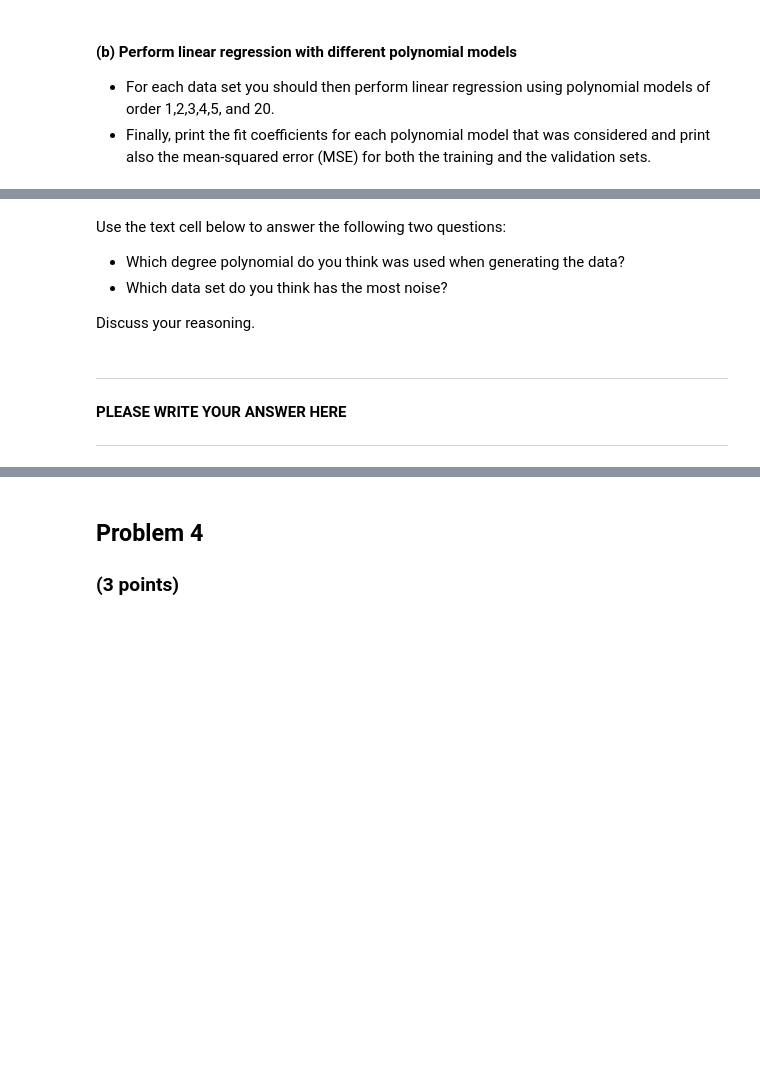
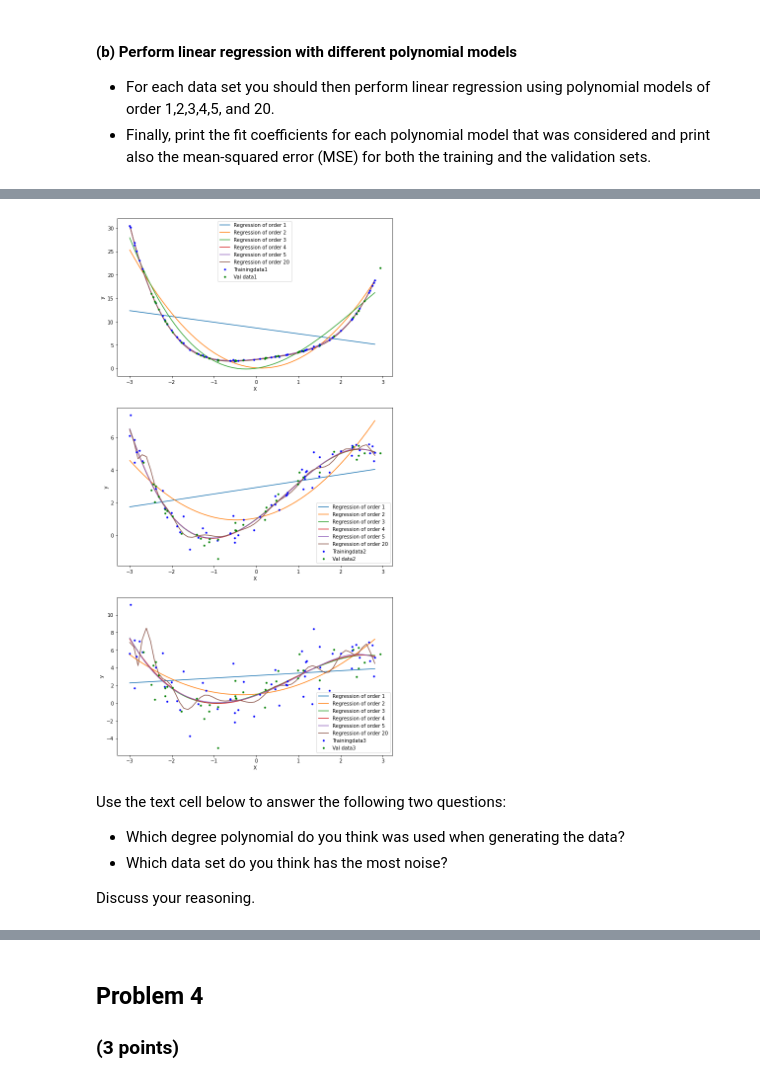
Before and after one commit to ElinOhlman/tif285, a Jupyter notebook: doc/pub/ProblemSets/Set1/TIF285_ps1_basic_problems.ipynb, the cells around one changed output, grey strips where cells are left out. Saved outputs shown, nothing was run; the diff lists cells and outputs as text; code cells hidden in the pictures; blank space fills up the shorter version.

```diff
--- a/doc/pub/ProblemSets/Set1/TIF285_ps1_basic_problems.ipynb
+++ b/doc/pub/ProblemSets/Set1/TIF285_ps1_basic_problems.ipynb
@@ -142,10 +142,19 @@ def design_matrix(X, degree=2):
     #
     # YOUR CODE HERE
     #
+    #m = len(X)
+    #powerlist = np.arange(1,degree+1,1)
+    #X_d = np.ones((m,1))
+    #for i in powerlist:
+        #X_d =np.c_[X_d,np.power(np.array(X), np.multiply(np.ones((m,1)),i))]
+    #X_d = [np.power(np.array(X), np.multiply(np.ones((m,1)),n)) for n in powerlist] tried to do it with list comprehension
+
+
+
     m = len(X)
-    powerlist = np.arange(1,degree+1,1)
-    X_d = np.ones((m,1))
-    for i in powerlist:
-        X_d =np.c_[X_d,np.power(np.array(X), np.multiply(np.ones((m,1)),i))]
-    #X_d = [np.power(np.array(X), np.multiply(np.ones((m,1)),n)) for n in powerlist] tried to do it with list comprehension
+    X_d = np.ones((m,degree+1))
+    for i in range(0,m):
+        for j in range(0,degree+1):
+            X_d[i][j]=X[i][0]**j
+
     return X_d
@@ -411,10 +453,46 @@ AssertionError:
+# %%
+fig = plt.figure(figsize=(10,20))
+ax1 = fig.add_subplot(3,1,1)
+ax2 = fig.add_subplot(3,1,2)
+ax3 = fig.add_subplot(3,1,3)
+x_predict1 = np.linspace(min(data1[0]),max(data1[0]),len(data1[0])) # evenly spaced x values in the same range as the datapoints
+for i in np.array([1,2,3,4,5,20]):
+    ax1.plot(x_predict1, y_predict(linear_regression(data1[0],data1[2],i),x_predict1),label="Regression of order %.0f"%(i))
+
+
+ax1.plot(data1[0], data1[2], "b.",label="Trainingdata1")
+ax1.plot(data1[1], data1[3], "g.",label="Val data1")
+ax1.set_xlabel('X')
+ax1.set_ylabel('y')
+ax1.legend(loc='best');
+
+
+x_predict2 = np.linspace(min(data2[0]),max(data2[0]),len(data2[0])) # evenly spaced x values in the same range as the datapoints
+for i in np.array([1,2,3,4,5,20]):
+    ax2.plot(x_predict2, y_predict(linear_regression(data2[0],data2[2],i),x_predict2),label="Regression of order %.0f"%(i))
+
+
+ax2.plot(data2[0], data2[2], "b.",label="Trainingdata2")
+ax2.plot(data2[1], data2[3], "g.",label="Val data2")
+ax2.set_xlabel('X')
+ax2.set_ylabel('y')
+ax2.legend(loc='best');
+
+x_predict3 = np.linspace(min(data3[0]),max(data3[0]),len(data3[0])) # evenly spaced x values in the same range as the datapoints
+for i in np.array([1,2,3,4,5,20]):
+    ax3.plot(x_predict3, y_predict(linear_regression(data3[0],data3[2],i),x_predict3),label="Regression of order %.0f"%(i))
+
+
+ax3.plot(data3[0], data3[2], "b.",label="Trainingdata3")
+ax3.plot(data3[1], data3[3], "g.",label="Val data3")
+ax3.set_xlabel('X')
+ax3.set_ylabel('y')
+ax3.legend(loc='best');
+# %% [output]
+[figure, added]
 # %% [markdown]
 Use the text cell below to answer the following two questions:
 - Which degree polynomial do you think was used when generating the data?
 - Which data set do you think has the most noise?
 
 Discuss your reasoning.
-# %% [markdown]
-* * *
-**PLEASE WRITE YOUR ANSWER HERE**
-* * *
```
Also changed, not shown: parts of 14 cells of this notebook, 2 other files.
